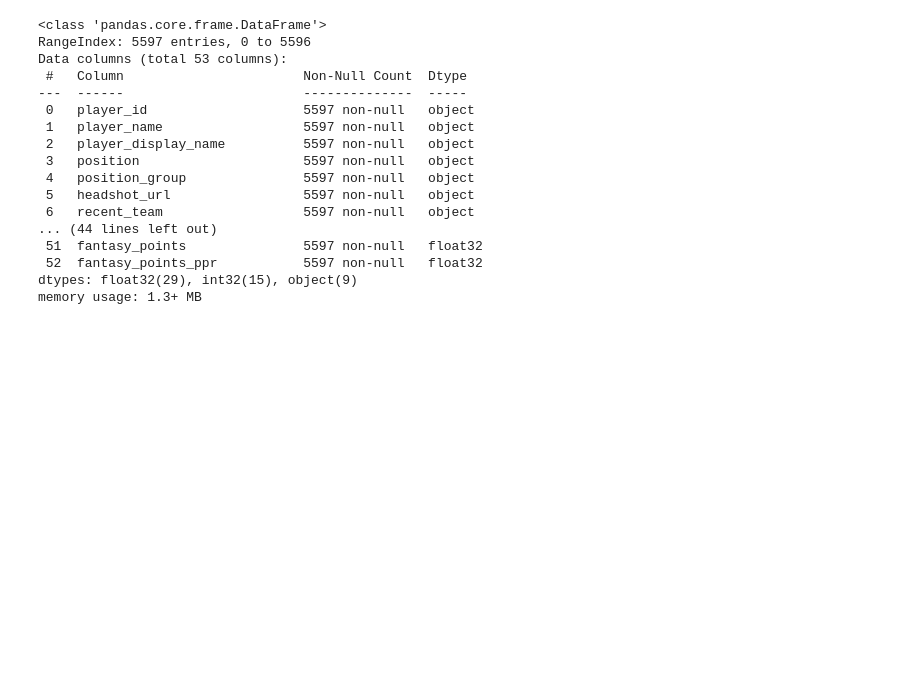
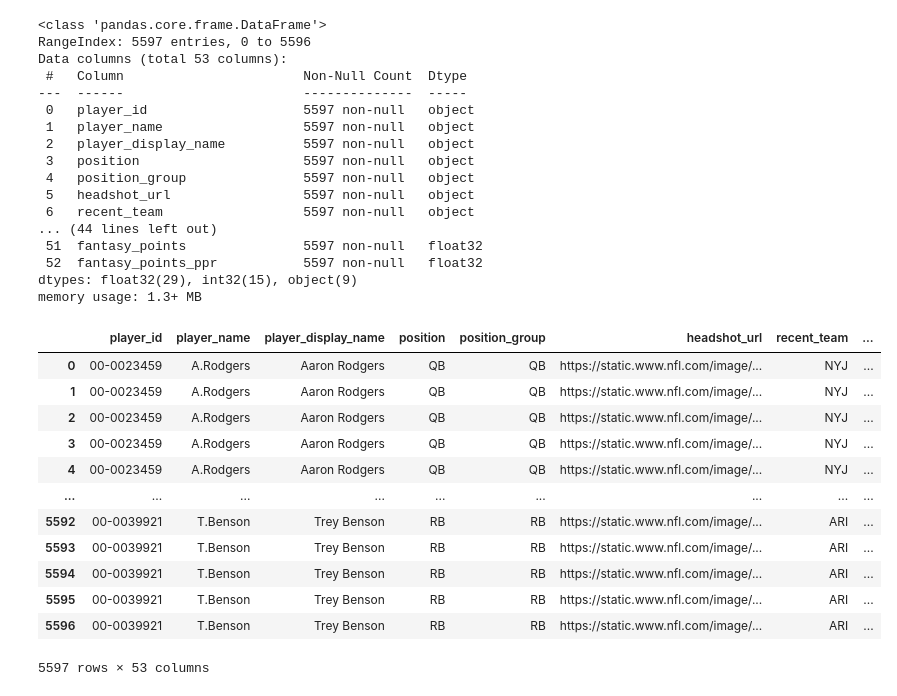
Before and after one commit to bohanbrancis/DS4420-Final-Project, a Jupyter notebook: DS4420_Project_Playground.ipynb, the cells around one changed output. Saved outputs shown, nothing was run; the diff lists cells and outputs as text; code cells hidden in the pictures; blank space fills up the shorter version.

```diff
--- a/DS4420_Project_Playground.ipynb
+++ b/DS4420_Project_Playground.ipynb
@@ -41,3 +43,19 @@ Data columns (total 53 columns):
  52  fantasy_points_ppr           5597 non-null   float32
 dtypes: float32(29), int32(15), object(9)
 memory usage: 1.3+ MB
+# %%
+weekly
+# %% [output]
+|  | player_id | player_name | player_display_name | position | position_group | headshot_url | recent_team | ... |
+| 0 | 00-0023459 | A.Rodgers | Aaron Rodgers | QB | QB | https://static.www.nfl.com/image/... | NYJ | ... |
+| 1 | 00-0023459 | A.Rodgers | Aaron Rodgers | QB | QB | https://static.www.nfl.com/image/... | NYJ | ... |
+| 2 | 00-0023459 | A.Rodgers | Aaron Rodgers | QB | QB | https://static.www.nfl.com/image/... | NYJ | ... |
+| 3 | 00-0023459 | A.Rodgers | Aaron Rodgers | QB | QB | https://static.www.nfl.com/image/... | NYJ | ... |
+| 4 | 00-0023459 | A.Rodgers | Aaron Rodgers | QB | QB | https://static.www.nfl.com/image/... | NYJ | ... |
+| ... | ... | ... | ... | ... | ... | ... | ... | ... |
+| 5592 | 00-0039921 | T.Benson | Trey Benson | RB | RB | https://static.www.nfl.com/image/... | ARI | ... |
+| 5593 | 00-0039921 | T.Benson | Trey Benson | RB | RB | https://static.www.nfl.com/image/... | ARI | ... |
+| 5594 | 00-0039921 | T.Benson | Trey Benson | RB | RB | https://static.www.nfl.com/image/... | ARI | ... |
+| 5595 | 00-0039921 | T.Benson | Trey Benson | RB | RB | https://static.www.nfl.com/image/... | ARI | ... |
+| 5596 | 00-0039921 | T.Benson | Trey Benson | RB | RB | https://static.www.nfl.com/image/... | ARI | ... |
+5597 rows × 53 columns
```
Also changed, not shown: parts of 25 cells of this notebook.
